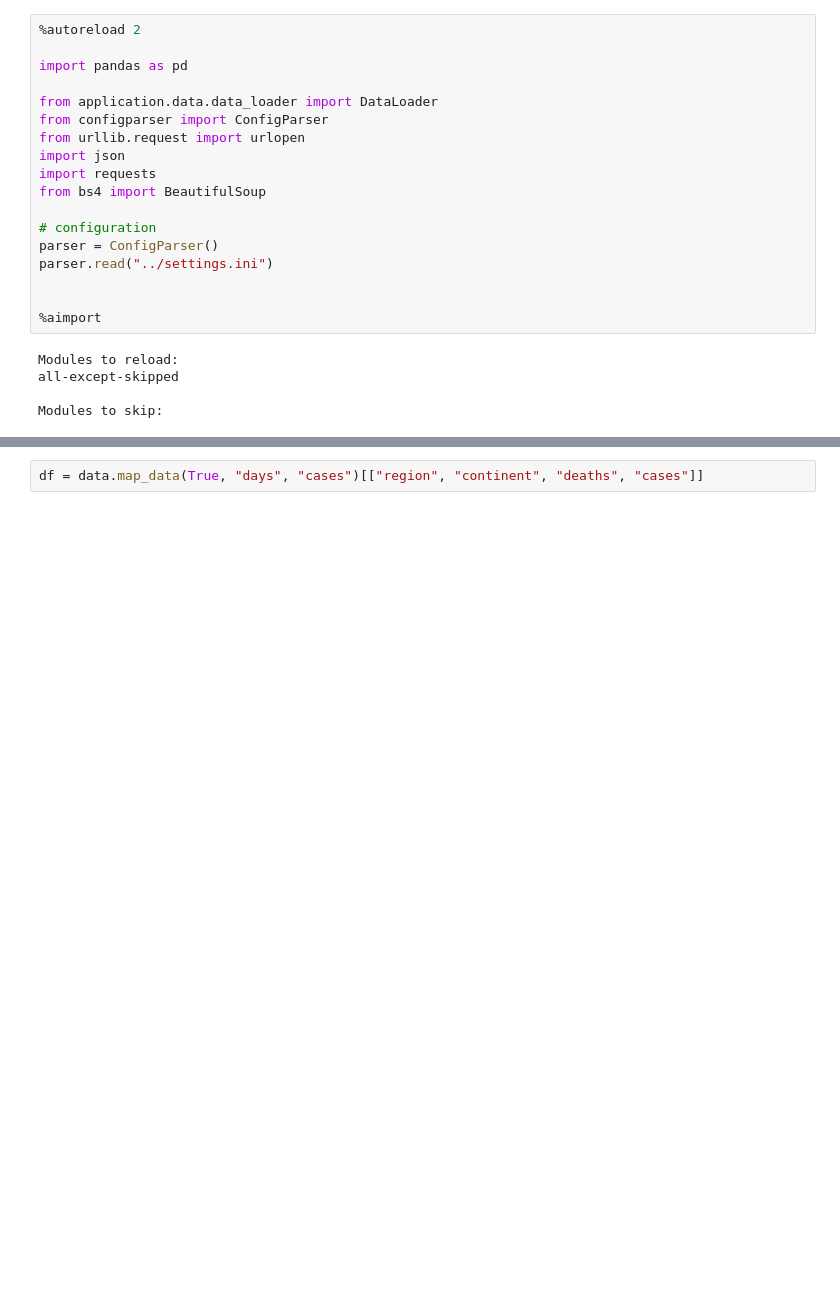
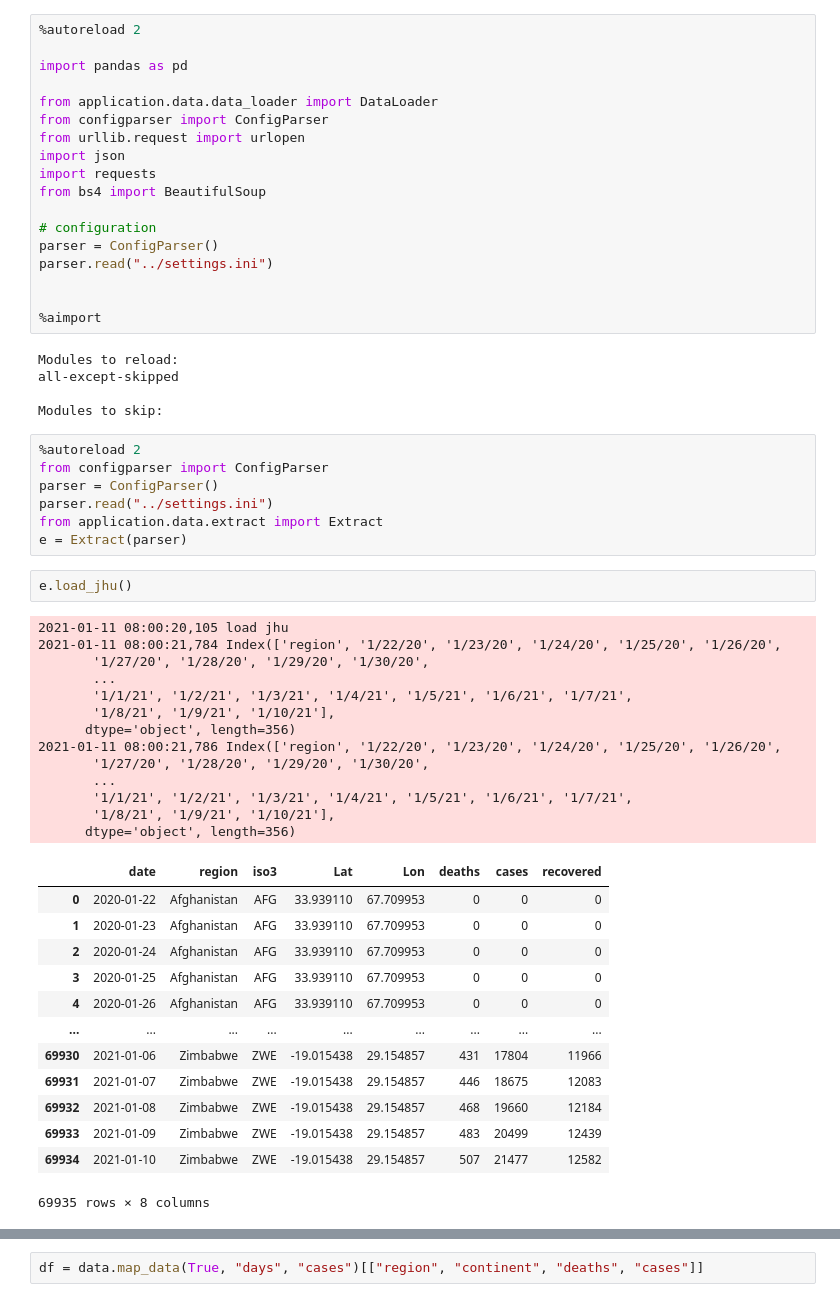
Before and after one commit to ditori1976/covid_app, a Jupyter notebook: notebooks/DataLoader.ipynb, the cells around one changed output, grey strips where cells are left out. Cells and saved outputs as stored; diff of their text form; blank space fills up the shorter version.

```diff
--- a/notebooks/DataLoader.ipynb
+++ b/notebooks/DataLoader.ipynb
@@ -26,6 +26,42 @@ Modules to reload:
 all-except-skipped
 
 Modules to skip:
+# %%
+%autoreload 2
+from configparser import ConfigParser
+parser = ConfigParser()
+parser.read("../settings.ini")
+from application.data.extract import Extract
+e = Extract(parser)
+# %%
+e.load_jhu()
+# %% [output]
+2021-01-11 08:00:20,105 load jhu
+2021-01-11 08:00:21,784 Index(['region', '1/22/20', '1/23/20', '1/24/20', '1/25/20', '1/26/20',
+       '1/27/20', '1/28/20', '1/29/20', '1/30/20',
+       ...
+       '1/1/21', '1/2/21', '1/3/21', '1/4/21', '1/5/21', '1/6/21', '1/7/21',
+       '1/8/21', '1/9/21', '1/10/21'],
+      dtype='object', length=356)
+2021-01-11 08:00:21,786 Index(['region', '1/22/20', '1/23/20', '1/24/20', '1/25/20', '1/26/20',
+       '1/27/20', '1/28/20', '1/29/20', '1/30/20',
+       ...
+       '1/1/21', '1/2/21', '1/3/21', '1/4/21', '1/5/21', '1/6/21', '1/7/21',
+       '1/8/21', '1/9/21', '1/10/21'],
+      dtype='object', length=356)
+|  | date | region | iso3 | Lat | Lon | deaths | cases | recovered |
+| 0 | 2020-01-22 | Afghanistan | AFG | 33.939110 | 67.709953 | 0 | 0 | 0 |
+| 1 | 2020-01-23 | Afghanistan | AFG | 33.939110 | 67.709953 | 0 | 0 | 0 |
+| 2 | 2020-01-24 | Afghanistan | AFG | 33.939110 | 67.709953 | 0 | 0 | 0 |
+| 3 | 2020-01-25 | Afghanistan | AFG | 33.939110 | 67.709953 | 0 | 0 | 0 |
+| 4 | 2020-01-26 | Afghanistan | AFG | 33.939110 | 67.709953 | 0 | 0 | 0 |
+| ... | ... | ... | ... | ... | ... | ... | ... | ... |
+| 69930 | 2021-01-06 | Zimbabwe | ZWE | -19.015438 | 29.154857 | 431 | 17804 | 11966 |
+| 69931 | 2021-01-07 | Zimbabwe | ZWE | -19.015438 | 29.154857 | 446 | 18675 | 12083 |
+| 69932 | 2021-01-08 | Zimbabwe | ZWE | -19.015438 | 29.154857 | 468 | 19660 | 12184 |
+| 69933 | 2021-01-09 | Zimbabwe | ZWE | -19.015438 | 29.154857 | 483 | 20499 | 12439 |
+| 69934 | 2021-01-10 | Zimbabwe | ZWE | -19.015438 | 29.154857 | 507 | 21477 | 12582 |
+69935 rows × 8 columns
 # %%
 data = DataLoader(parser)
 data.load_data()
```
Also changed, not shown: parts of 2 cells of this notebook, 1 other file.
